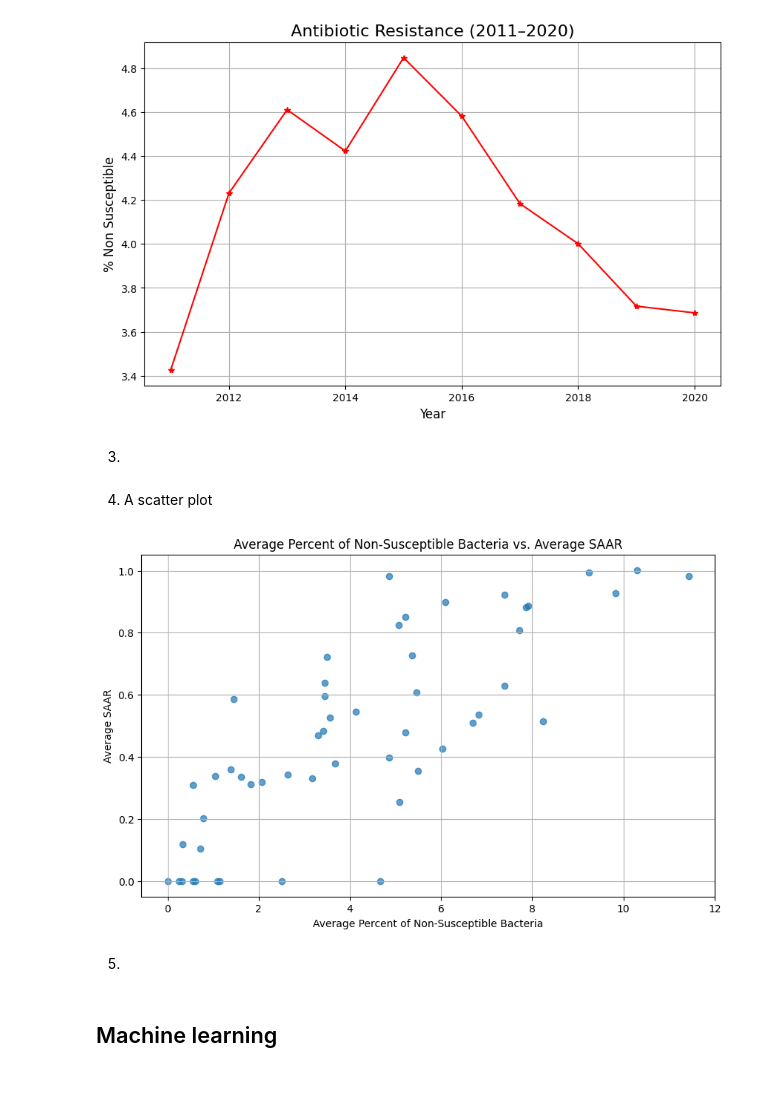
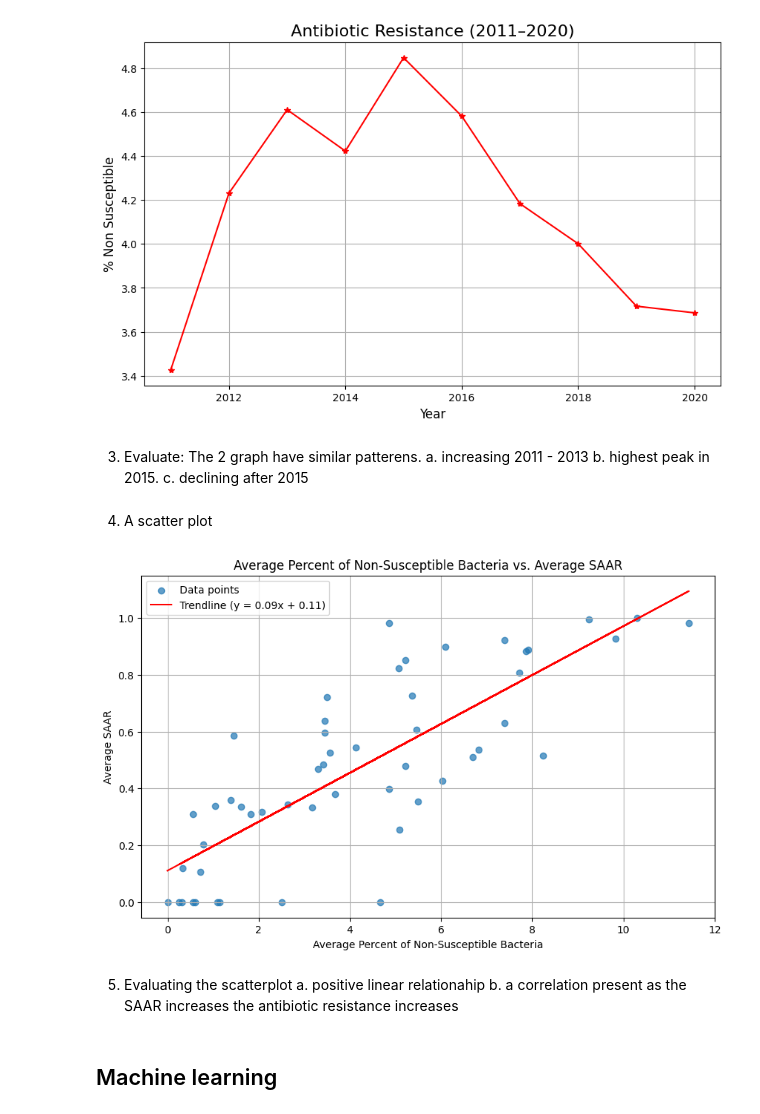
Before and after one commit to Ldooley32/capstone-dooley, a Jupyter notebook: eda.ipynb, the cells around one changed output. Saved outputs shown, nothing was run; the diff lists cells and outputs as text; code cells hidden in the pictures; blank space fills up the shorter version.

```diff
--- a/eda.ipynb
+++ b/eda.ipynb
@@ -486,29 +485,46 @@ plt.grid(True)
 plt.show()
 # %% [output]
 [figure]
-# %% [markdown]
-3.
+# %% [markdown]
+3.  Evaluate: The 2 graph have similar patterens.
+    a. increasing 2011 - 2013
+    b. highest peak in 2015.
+    c. declining after 2015
 # %% [markdown]
 4. A scatter plot
 # %%
 # Load the dataset
 data = pd.read_csv('avg_state.csv')
 
 # Handle NaN values by dropping rows with NaN values
 data = data.dropna(subset=['avg_pctNonSuscep', 'avg_SAAR'])
 
-# Create a scatter plot
+# Scatter plot
 plt.figure(figsize=(10, 6))
-plt.scatter(data['avg_pctNonSuscep'], data['avg_SAAR'], alpha=0.7)
+plt.scatter(data['avg_pctNonSuscep'], data['avg_SAAR'], alpha=0.7, label="Data points")
+
+# Fit a linear model for the trendline
+coeffs = np.polyfit(data['avg_pctNonSuscep'], data['avg_SAAR'], 1)  # Degree 1 for linear fit
+trendline = np.polyval(coeffs, data['avg_pctNonSuscep'])
+
+# Plot the trendline
+plt.plot(data['avg_pctNonSuscep'], trendline, color='red', label=f"Trendline (y = {coeffs[0]:.2f}x + {coeffs[1]:.2f})")
+
+# Add title and labels
 plt.title('Average Percent of Non-Susceptible Bacteria vs. Average SAAR')
 plt.xlabel('Average Percent of Non-Susceptible Bacteria')
 plt.ylabel('Average SAAR')
 plt.grid(True)
+plt.legend()
+
+# Show the plot
 plt.show()
 # %% [output]
-[figure, old version]
+[figure, new version]
-# %% [markdown]
-5.
+# %% [markdown]
+5. Evaluating the scatterplot
+    a. positive linear relationahip
+    b. a correlation present as the SAAR increases the antibiotic resistance increases
 # %% [markdown]
 ## Machine learning
 # %%
```
Also changed, not shown: parts of 1 cell of this notebook, 2 other files.
